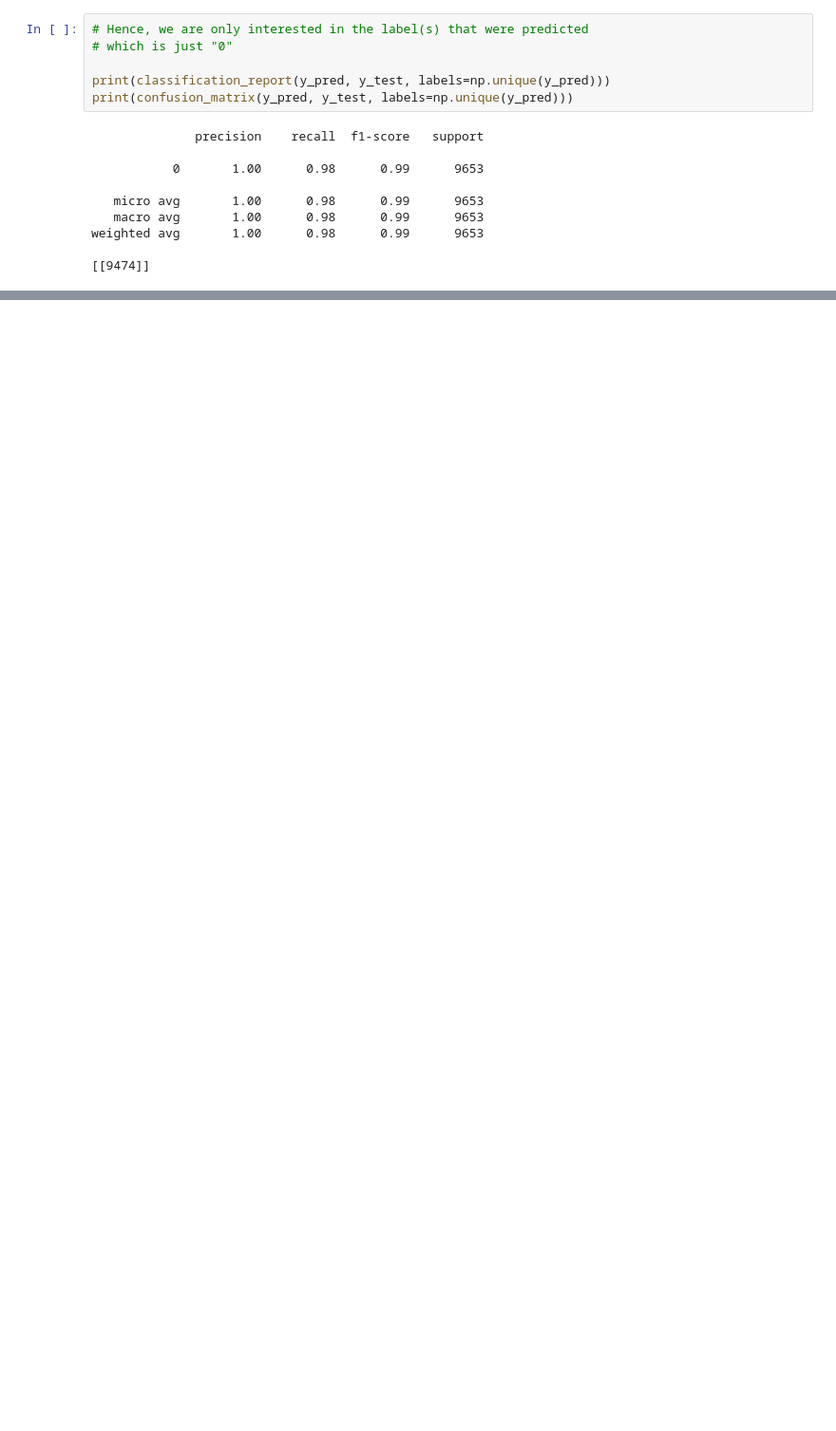
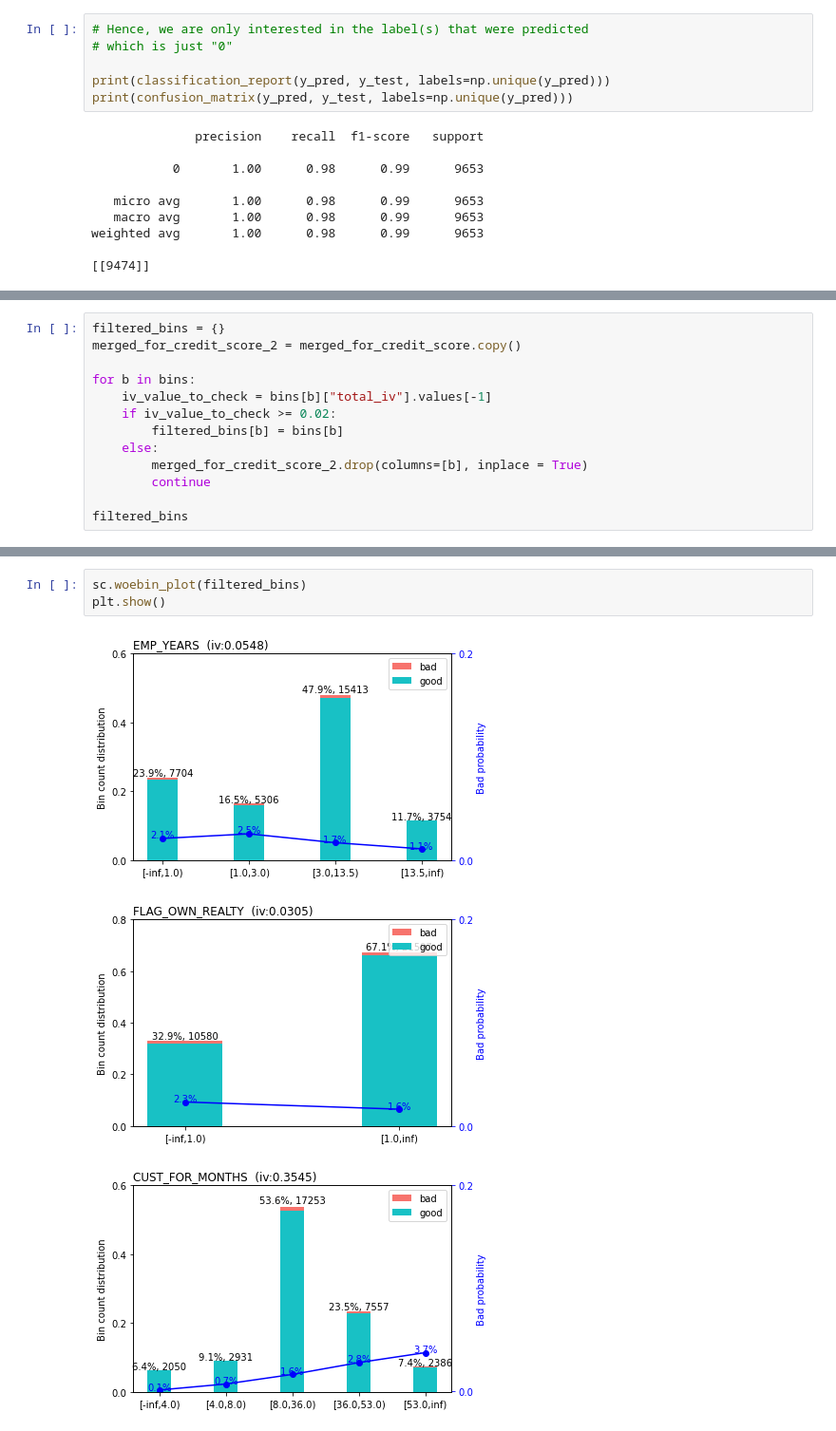
Before and after one commit to dvh549/Financial_Analytics, a Jupyter notebook: Main_Notebook.ipynb, the cells around one changed output, grey strips where cells are left out. Shown at 95% size. Cells and saved outputs as stored; diff of their text form; blank space fills up the shorter version.

```diff
--- a/Main_Notebook.ipynb
+++ b/Main_Notebook.ipynb
@@ -1912,0 +1937,13 @@ pprint.pprint(score_card)
+# %%
+filtered_bins = {}
+merged_for_credit_score_2 = merged_for_credit_score.copy()
+
+for b in bins:
+    iv_value_to_check = bins[b]["total_iv"].values[-1]
+    if iv_value_to_check >= 0.02:
+        filtered_bins[b] = bins[b]
+    else:
+        merged_for_credit_score_2.drop(columns=[b], inplace = True)
+        continue
+
+filtered_bins
@@ -1912,0 +1968,7 @@ pprint.pprint(score_card)
+# %%
+sc.woebin_plot(filtered_bins)
+plt.show()
+# %% [output]
+[figure, added]
+[figure, added]
+[figure, added]
```
Also changed, not shown: parts of 31 cells of this notebook, 3 other files.
